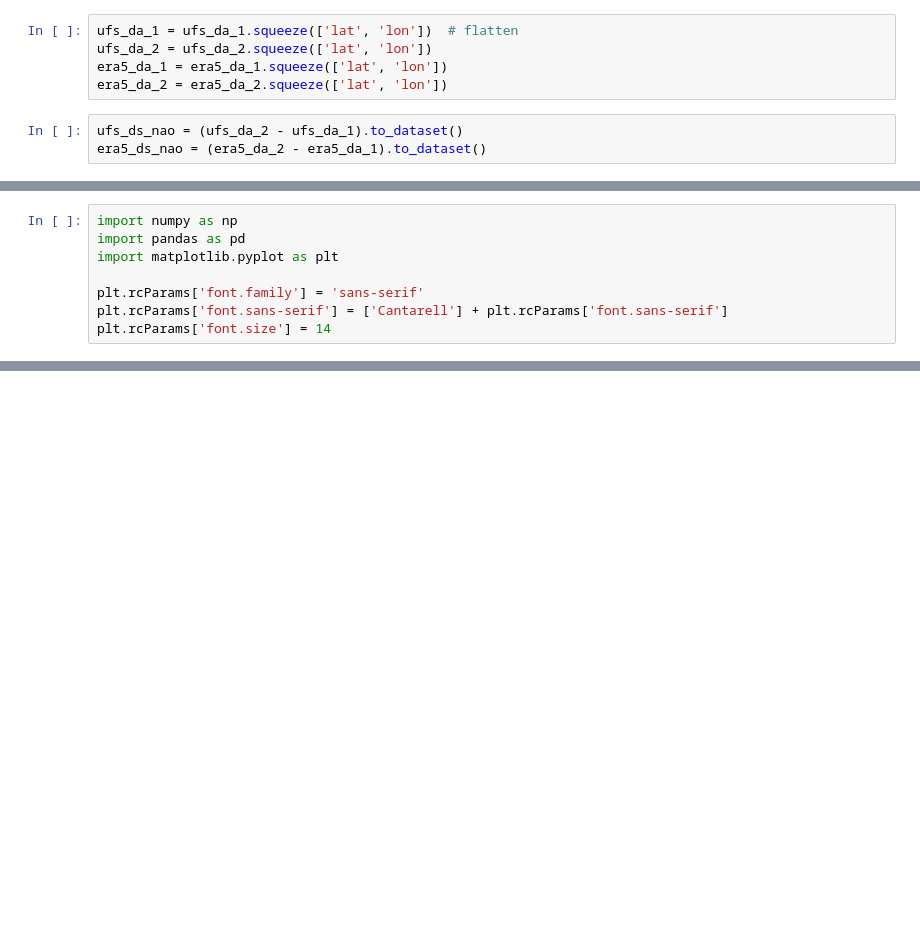
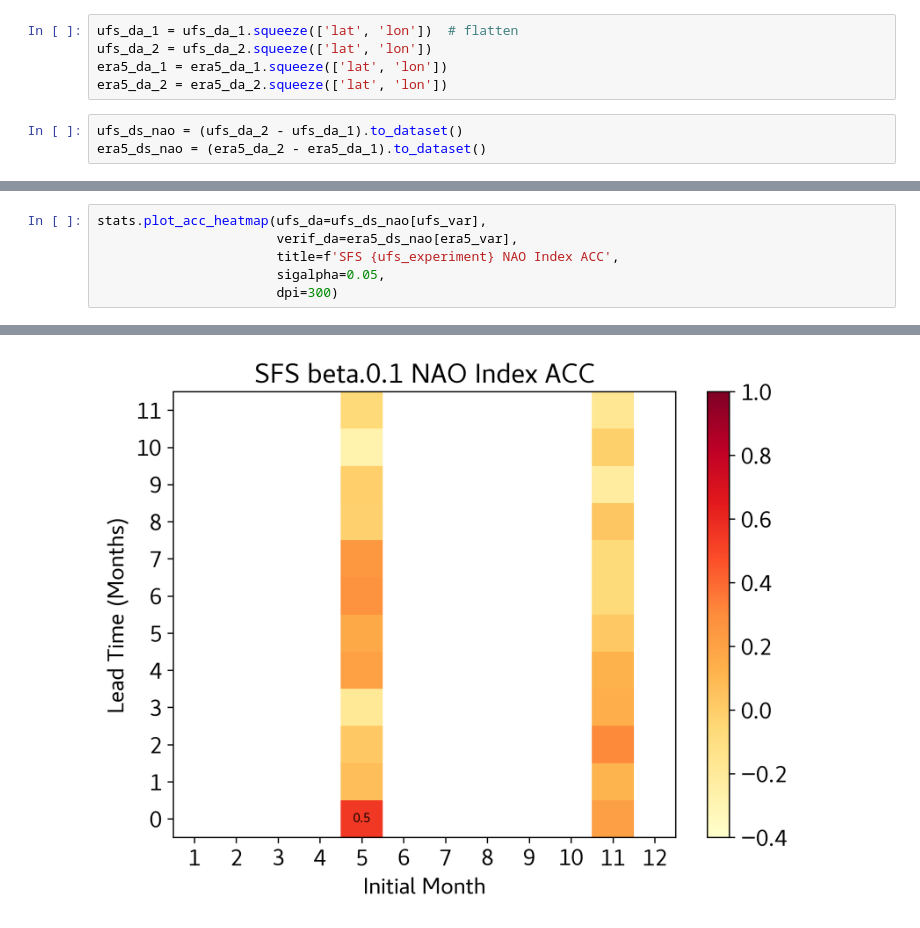
Before and after one commit to ufs-community/ufs-analysis, a Jupyter notebook: notebooks/sfs/nao/default/testing-nao-index-acc-beta.0.1.ipynb, the cells around one changed output, grey strips where cells are left out. Drawn from its saved outputs; the diff is of its cells as text; blank space fills up the shorter version.

Commit message:
Incorporated ACC function into stats module. ACC notebook tested

```diff
--- a/notebooks/sfs/nao/default/testing-nao-index-acc-beta.0.1.ipynb
+++ b/notebooks/sfs/nao/default/testing-nao-index-acc-beta.0.1.ipynb
@@ -135,8 +134,0 @@ era5_ds_nao = (era5_da_2 - era5_da_1).to_dataset()
-# %%
-import numpy as np
-import pandas as pd
-import matplotlib.pyplot as plt
-
-plt.rcParams['font.family'] = 'sans-serif'
-plt.rcParams['font.sans-serif'] = ['Cantarell'] + plt.rcParams['font.sans-serif']
-plt.rcParams['font.size'] = 14
@@ -272,0 +135,7 @@ for i in range(skill_mesh.shape[0]):
+# %%
+stats.plot_acc_heatmap(ufs_da=ufs_ds_nao[ufs_var],
+                       verif_da=era5_ds_nao[era5_var],
+                       title=f'SFS {ufs_experiment} NAO Index ACC',
+                       sigalpha=0.05,
+                       dpi=300)
+# %% [output]
@@ -272,0 +143 @@ for i in range(skill_mesh.shape[0]):
+[figure, added]
```
Also changed, not shown: parts of 6 cells of this notebook, 1 other file.
